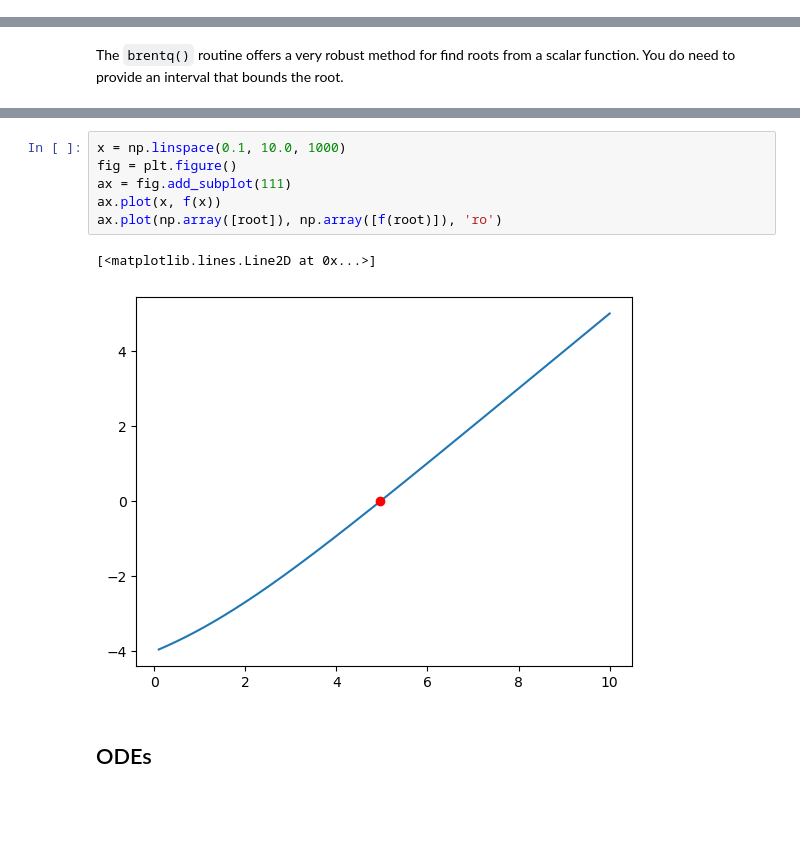
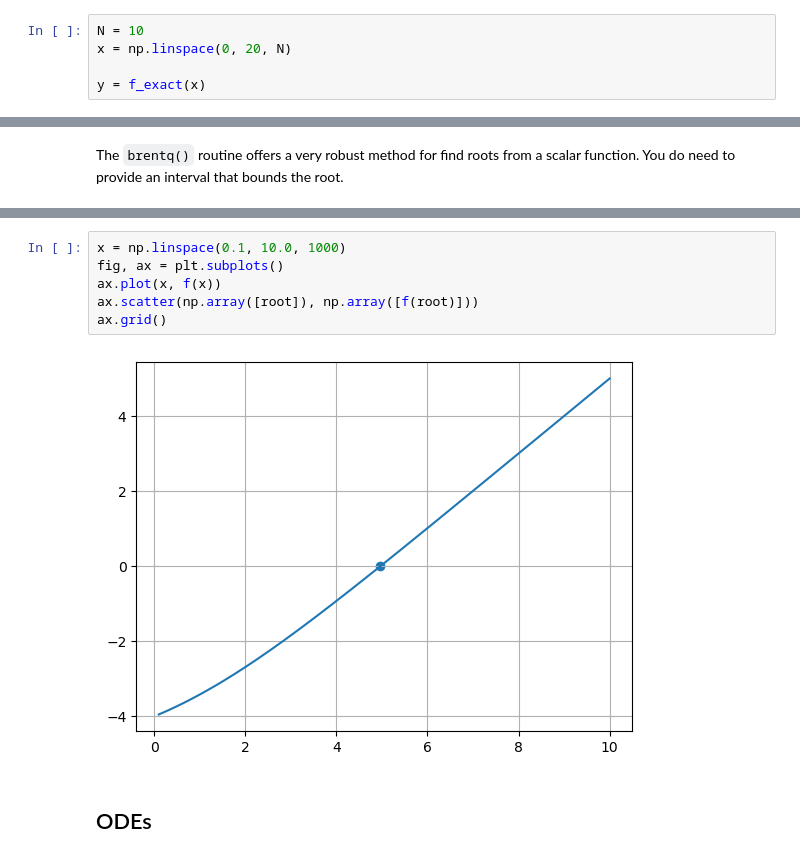
Before and after one commit to sbu-phy-ast-reu/reu-python-tutorial, a Jupyter notebook: content/05-python-scipy/scipy-basics.ipynb, the cells around one changed output, grey strips where cells are left out. Cells and saved outputs as stored; diff of their text form; blank space fills up the shorter version.

```diff
--- a/content/05-python-scipy/scipy-basics.ipynb
+++ b/content/05-python-scipy/scipy-basics.ipynb
@@ -130,0 +188,5 @@ We know the answer for this integral, so we can look at how the error changes wi
+# %%
+N = 10
+x = np.linspace(0, 20, N)
+
+y = f_exact(x)
@@ -155,12 +306,11 @@ True
 # %%
 x = np.linspace(0.1, 10.0, 1000)
-fig = plt.figure()
-ax = fig.add_subplot(111)
+fig, ax = plt.subplots()
 ax.plot(x, f(x))
-ax.plot(np.array([root]), np.array([f(root)]), 'ro')
+ax.scatter(np.array([root]), np.array([f(root)]))
+ax.grid()
 # %% [output]
-[<matplotlib.lines.Line2D at 0x...>]
-[figure, old version]
+[figure, new version]
 # %% [markdown]
 ## ODEs
 # %% [markdown]
```
Also changed, not shown: parts of 124 cells of this notebook, 5 other files.
